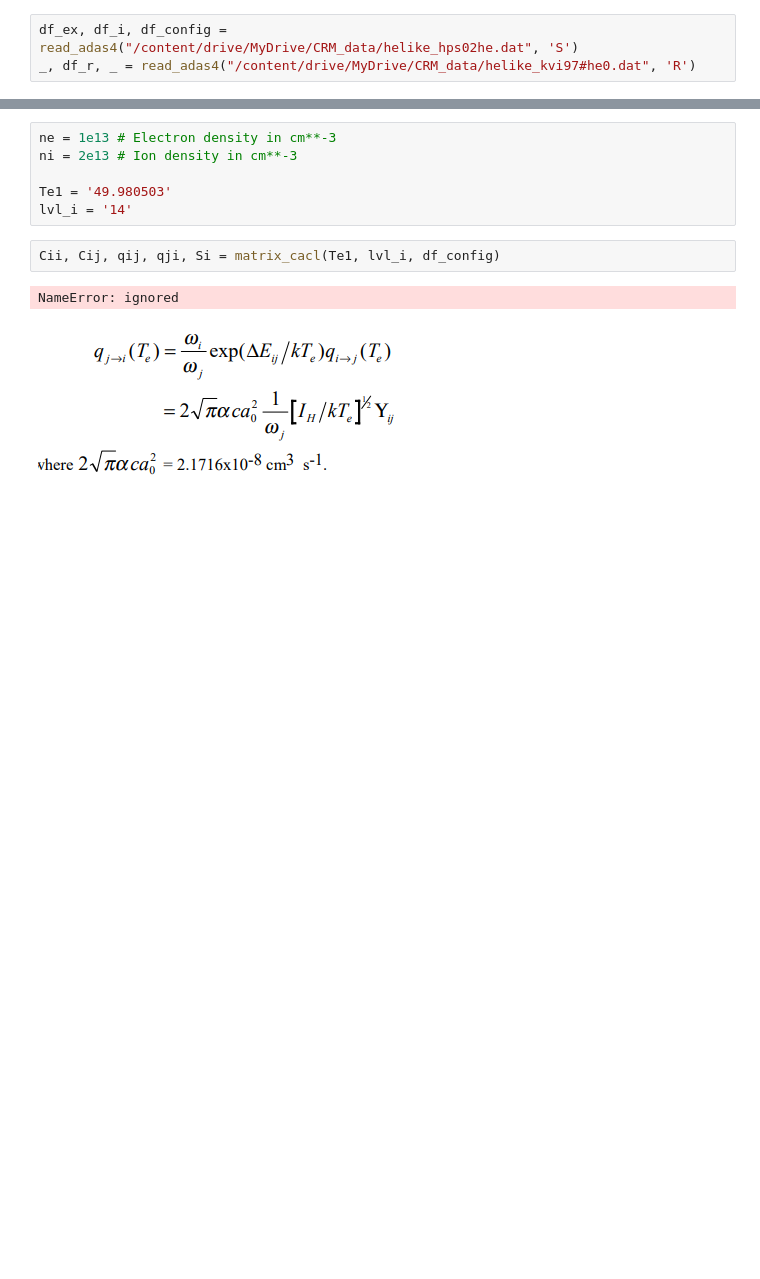
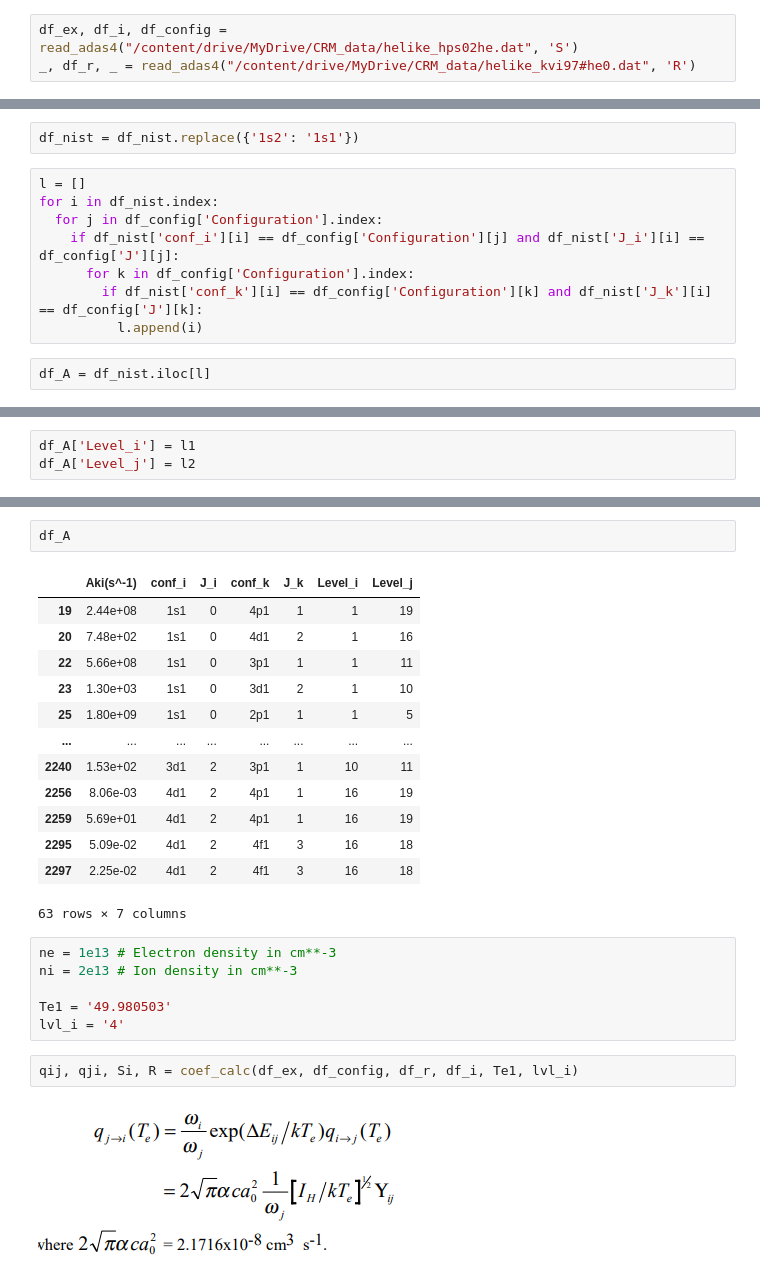
Before and after one commit to nadyayal/CRM, a Jupyter notebook: CRM1.ipynb, the cells around one changed output, grey strips where cells are left out. Saved outputs shown, nothing was run; the diff lists cells and outputs as text; blank space fills up the shorter version.

```diff
--- a/CRM1.ipynb
+++ b/CRM1.ipynb
@@ -169,0 +171,12 @@ df_new_nist = df_new_nist.drop({'obs_wl_vac(nm)', 'intens'}, axis=1)
+# %%
+df_nist = df_nist.replace({'1s2': '1s1'})
+# %%
+l = []
+for i in df_nist.index:
+  for j in df_config['Configuration'].index:
+    if df_nist['conf_i'][i] == df_config['Configuration'][j] and df_nist['J_i'][i] == df_config['J'][j]:
+      for k in df_config['Configuration'].index:
+        if df_nist['conf_k'][i] == df_config['Configuration'][k] and df_nist['J_k'][i] == df_config['J'][k]:
+          l.append(i)
+# %%
+df_A = df_nist.iloc[l]
@@ -169,0 +255,3 @@ df_new_nist = df_new_nist.drop({'obs_wl_vac(nm)', 'intens'}, axis=1)
+# %%
+df_A['Level_i'] = l1
+df_A['Level_j'] = l2
@@ -170,13 +268,27 @@ df_new_nist = df_new_nist.drop({'obs_wl_vac(nm)', 'intens'}, axis=1)
+# %%
+df_A
+# %% [output]
+|  | Aki(s^-1) | conf_i | J_i | conf_k | J_k | Level_i | Level_j |
+| 19 | 2.44e+08 | 1s1 | 0 | 4p1 | 1 | 1 | 19 |
+| 20 | 7.48e+02 | 1s1 | 0 | 4d1 | 2 | 1 | 16 |
+| 22 | 5.66e+08 | 1s1 | 0 | 3p1 | 1 | 1 | 11 |
+| 23 | 1.30e+03 | 1s1 | 0 | 3d1 | 2 | 1 | 10 |
+| 25 | 1.80e+09 | 1s1 | 0 | 2p1 | 1 | 1 | 5 |
+| ... | ... | ... | ... | ... | ... | ... | ... |
+| 2240 | 1.53e+02 | 3d1 | 2 | 3p1 | 1 | 10 | 11 |
+| 2256 | 8.06e-03 | 4d1 | 2 | 4p1 | 1 | 16 | 19 |
+| 2259 | 5.69e+01 | 4d1 | 2 | 4p1 | 1 | 16 | 19 |
+| 2295 | 5.09e-02 | 4d1 | 2 | 4f1 | 3 | 16 | 18 |
+| 2297 | 2.25e-02 | 4d1 | 2 | 4f1 | 3 | 16 | 18 |
+63 rows × 7 columns
 # %%
 ne = 1e13 # Electron density in cm**-3
 ni = 2e13 # Ion density in cm**-3
 
 Te1 = '49.980503'
-lvl_i = '14'
+lvl_i = '4'
-# %%
-Cii, Cij, qij, qji, Si = matrix_cacl(Te1, lvl_i, df_config)
-# %% [output]
-NameError: ignored
+# %%
+qij, qji, Si, R = coef_calc(df_ex, df_config, df_r, df_i, Te1, lvl_i)
 # %% [markdown]
 ![image.png](embedded-picture-1)
 # %% [markdown]
```
Also changed, not shown: parts of 23 cells of this notebook.
